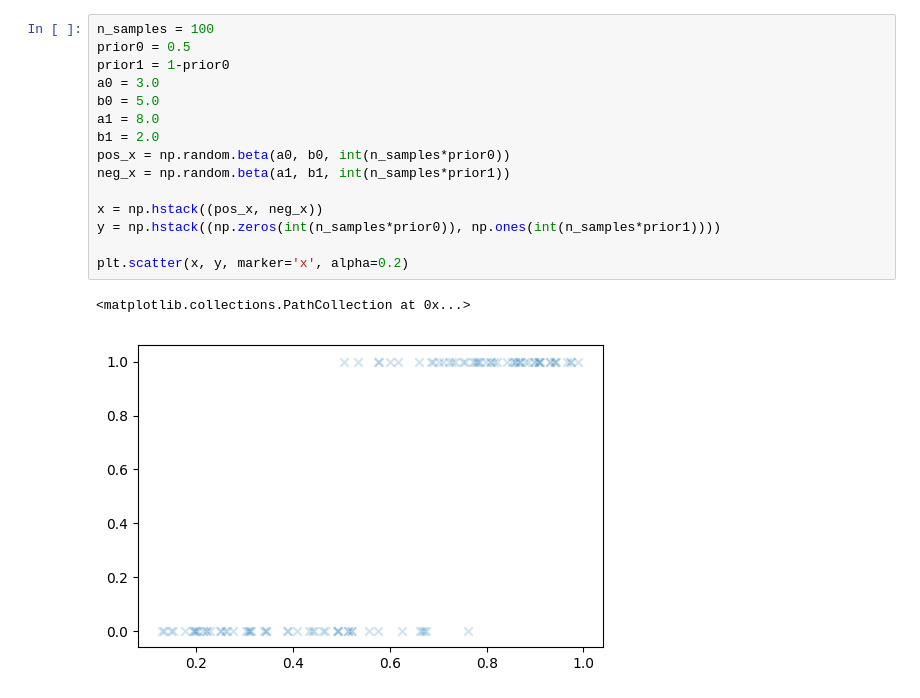
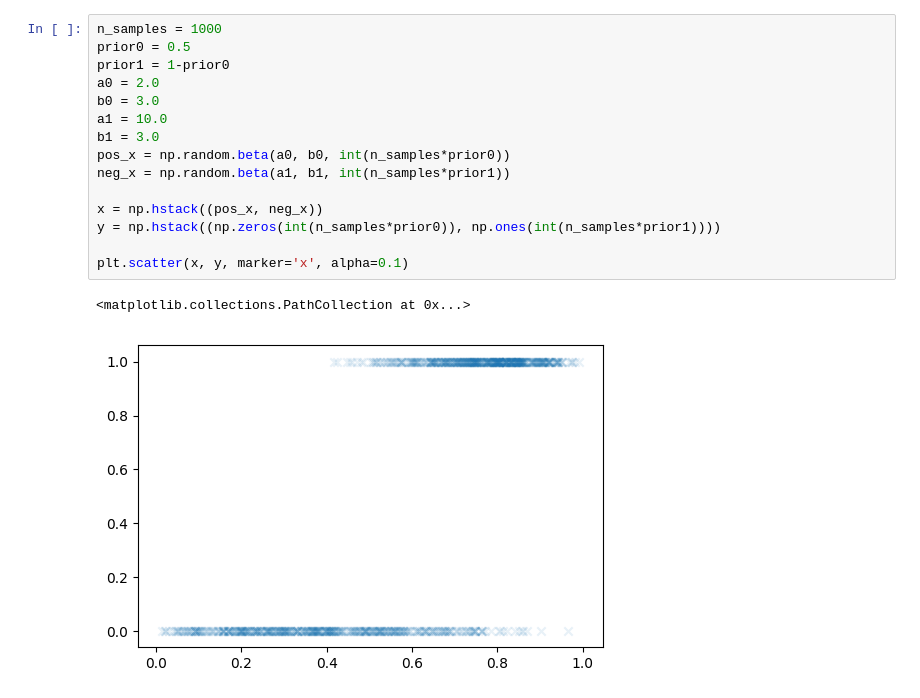
Before and after one commit to betacal/python, a Jupyter notebook: tutorial/beta_scores.ipynb, the cells around one changed output. Cells and saved outputs as stored; diff of their text form.

```diff
--- a/tutorial/beta_scores.ipynb
+++ b/tutorial/beta_scores.ipynb
@@ -7,18 +25,18 @@ import matplotlib.pyplot as plt
 # %%
-n_samples = 100
+n_samples = 1000
 prior0 = 0.5
 prior1 = 1-prior0
-a0 = 3.0
-b0 = 5.0
-a1 = 8.0
-b1 = 2.0
+a0 = 2.0
+b0 = 3.0
+a1 = 10.0
+b1 = 3.0
 pos_x = np.random.beta(a0, b0, int(n_samples*prior0))
 neg_x = np.random.beta(a1, b1, int(n_samples*prior1))
 
 x = np.hstack((pos_x, neg_x))
 y = np.hstack((np.zeros(int(n_samples*prior0)), np.ones(int(n_samples*prior1))))
 
-plt.scatter(x, y, marker='x', alpha=0.2)
+plt.scatter(x, y, marker='x', alpha=0.1)
 # %% [output]
 <matplotlib.collections.PathCollection at 0x...>
-[figure, old version]
+[figure, new version]
```
Also changed, not shown: parts of 6 cells of this notebook, 3 other files.
